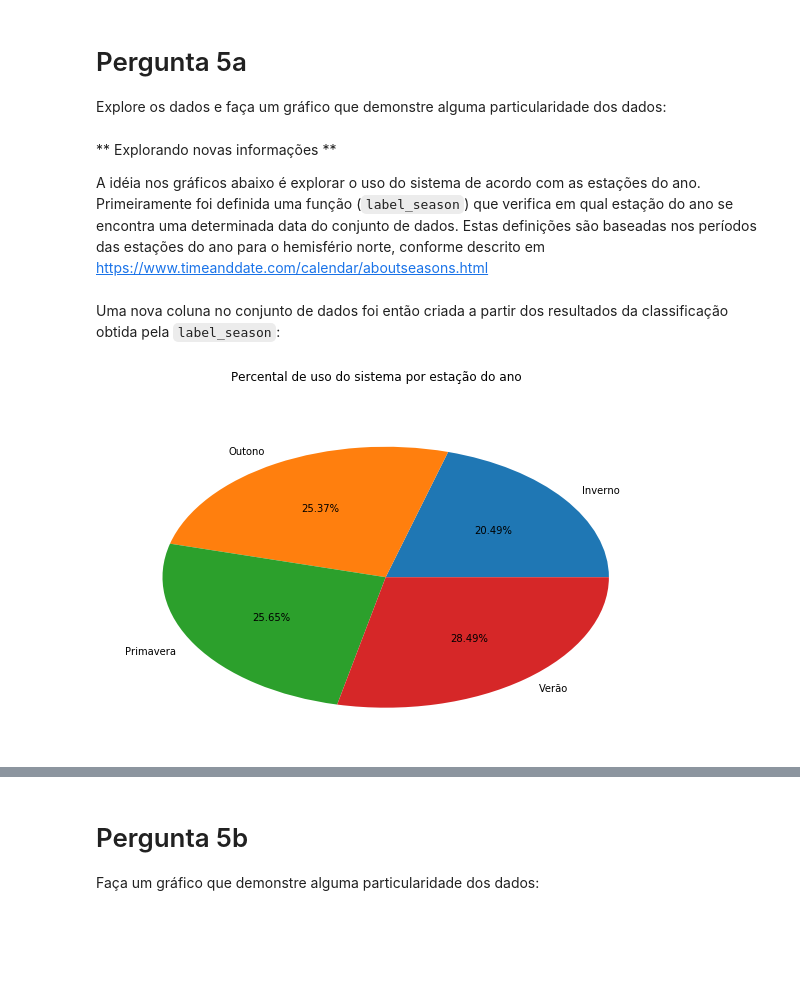
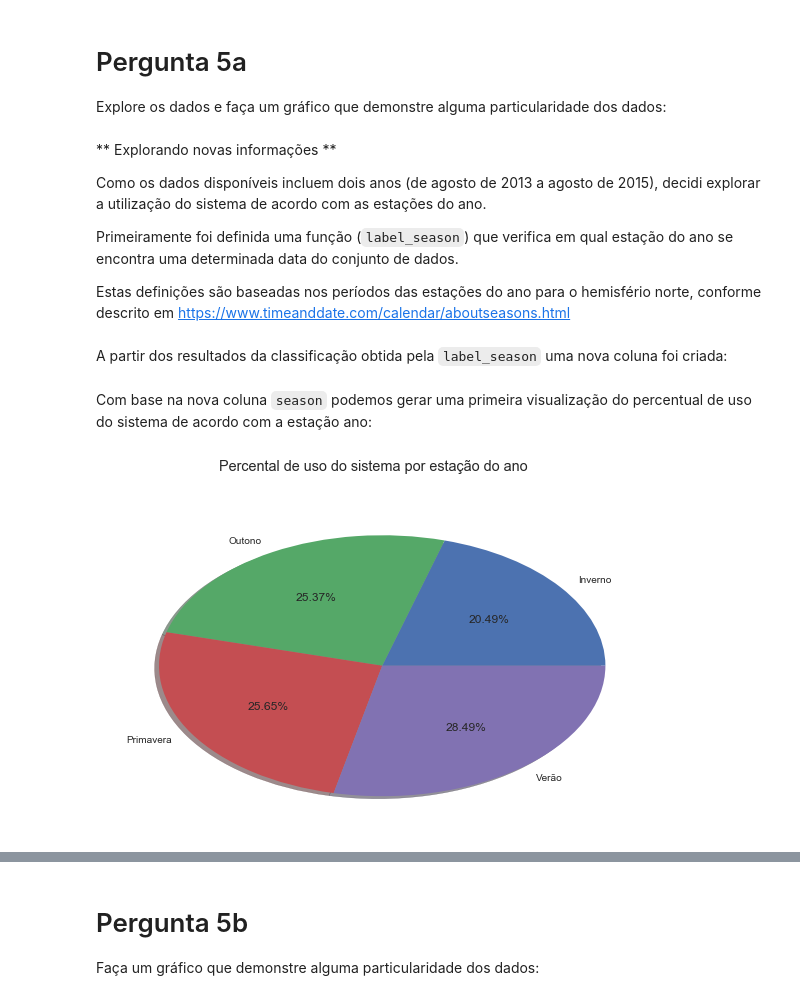
Before and after one commit to resilva87/udacity-datascience-I, a Jupyter notebook: Analise_Bay_Area_Bike_Share-NDFDSI.ipynb, the cells around one changed output, grey strips where cells are left out. Saved outputs shown, nothing was run; the diff lists cells and outputs as text; code cells hidden in the pictures; blank space fills up the shorter version.

```diff
--- a/Analise_Bay_Area_Bike_Share-NDFDSI.ipynb
+++ b/Analise_Bay_Area_Bike_Share-NDFDSI.ipynb
@@ -464,8 +463,11 @@ Explore os dados e faça um gráfico que demonstre alguma particularidade dos da
 # %% [markdown]
 ** Explorando novas informações **
 
-A idéia nos gráficos abaixo é explorar o uso do sistema de acordo com as estações do ano.
-Primeiramente foi definida uma função (`label_season`) que verifica em qual estação do ano se encontra uma determinada data do conjunto de dados. Estas definições são baseadas nos períodos das estações do ano para o hemisfério norte, conforme descrito em https://www.timeanddate.com/calendar/aboutseasons.html
+Como os dados disponíveis incluem dois anos (de agosto de 2013 a agosto de 2015), decidi explorar a utilização do sistema de acordo com as estações do ano.
+
+Primeiramente foi definida uma função (`label_season`) que verifica em qual estação do ano se encontra uma determinada data do conjunto de dados.
+
+Estas definições são baseadas nos períodos das estações do ano para o hemisfério norte, conforme descrito em https://www.timeanddate.com/calendar/aboutseasons.html
 # %%
 def label_season(row):
     month = row['start_month']
@@ -479,15 +481,19 @@ def label_season(row):
         # 12 to 2
         return 'Inverno'
 # %% [markdown]
-Uma nova coluna no conjunto de dados foi então criada a partir dos resultados da classificação obtida pela `label_season`:
+A partir dos resultados da classificação obtida pela `label_season` uma nova coluna foi criada:
 # %%
 trip_data['season'] = trip_data.apply(label_season, axis=1)
+# %% [markdown]
+Com base na nova coluna `season` podemos gerar uma primeira visualização do percentual de uso do sistema de acordo com a estação ano:
 # %%
 import matplotlib.pyplot as plt
+import seaborn as sns
 
 df_by_season = trip_data.groupby('season').count()['start_date']
-df_by_season.plot(kind='pie', title='Percental de uso do sistema por estação do ano', figsize=(10,6), autopct='%.2f%%', subplots=True)
+df_by_season.plot(kind='pie', title='Percental de uso do sistema por estação do ano', shadow=True, figsize=(10,6), autopct='%.2f%%', subplots=True)
+sns.set()
 plt.ylabel('')
 plt.show()
 # %% [output]
-[figure, old version]
+[figure, new version]
```
Also changed, not shown: parts of 7 cells of this notebook.
